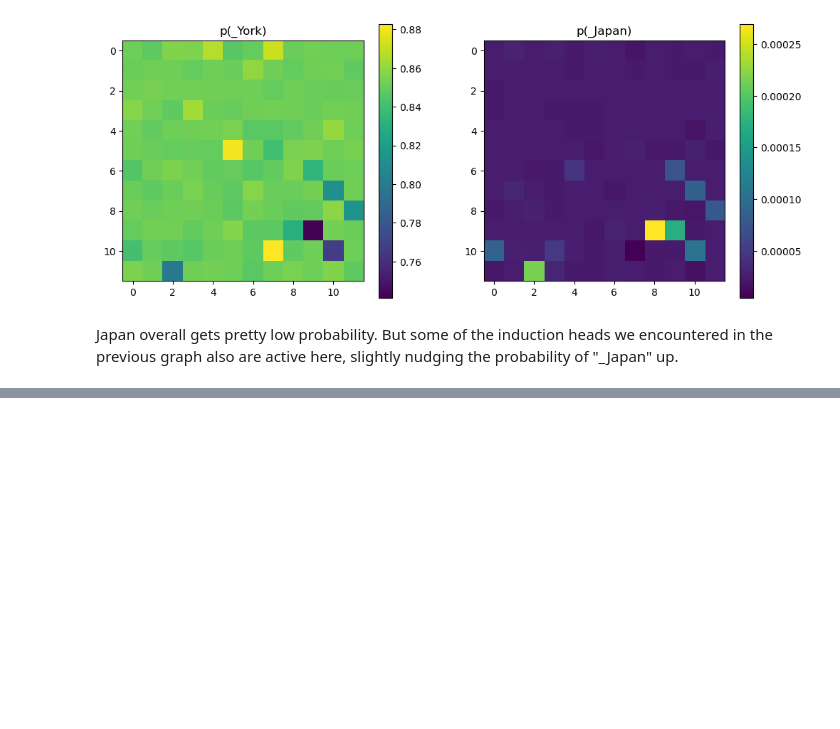
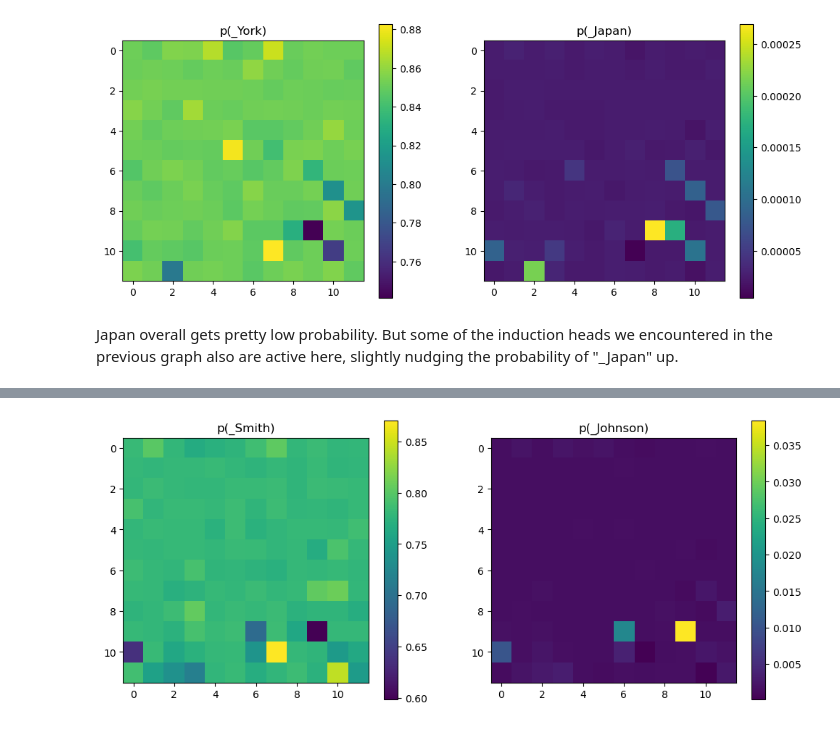
Before and after one commit to aryamanarora/nano-causal-interventions, a Jupyter notebook: src/Induction.ipynb, the cells around one changed output, grey strips where cells are left out. Saved outputs shown, nothing was run; the diff lists cells and outputs as text; code cells hidden in the pictures; blank space fills up the shorter version.

Commit message:
inference mode, more in notebook

```diff
--- a/src/Induction.ipynb
+++ b/src/Induction.ipynb
@@ -29,8 +29,9 @@ import torch
 sm = torch.nn.Softmax(dim=2)
 
 def embed_to_distrib(model, embed):
-    vocab = torch.matmul(embed, model.model.wte.weight.t())
-    return sm(vocab)
+    with torch.inference_mode():
+        vocab = torch.matmul(embed, model.model.wte.weight.t())
+        return sm(vocab)
 
 def top_vals(tokenizer, res, n=10):
     top_values, top_indices = torch.topk(res, n)
@@ -170,0 +184,10 @@ Japan overall gets pretty low probability. But some of the induction heads we en
+# %%
+inputs = [
+    tokenizer("A man named Tom Smith visited. Mr.", return_tensors="pt"),
+    tokenizer("A man named Tom Johnson visited. Mr.", return_tensors="pt")
+]
+position = 8
+tokens = [tokenizer.encode(" Smith")[0], tokenizer.encode(" Johnson")[0]]
+plot_induction_heads(model, config, inputs, position, tokens)
+# %% [output]
+[figure, added]
```
Also changed, not shown: parts of 8 cells of this notebook, 1 other file.
